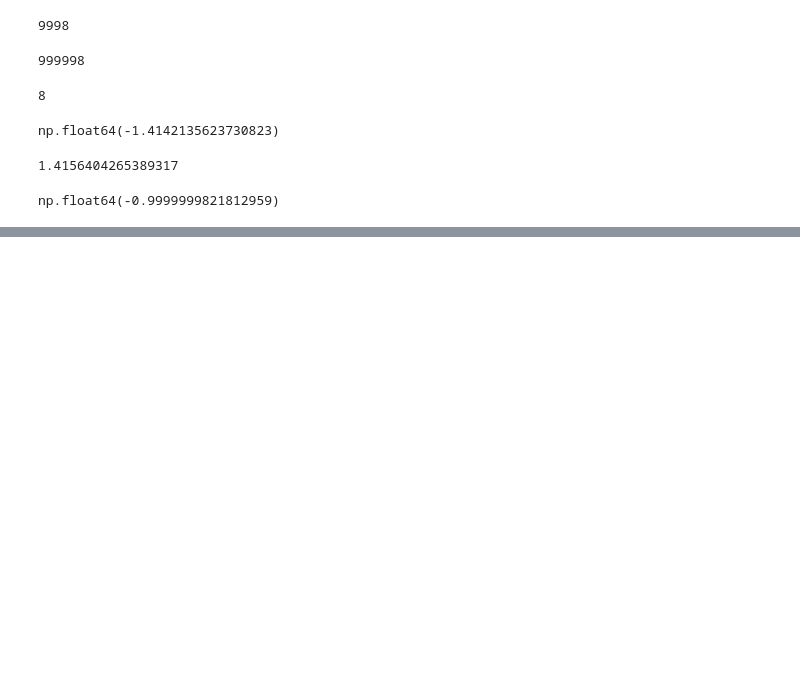
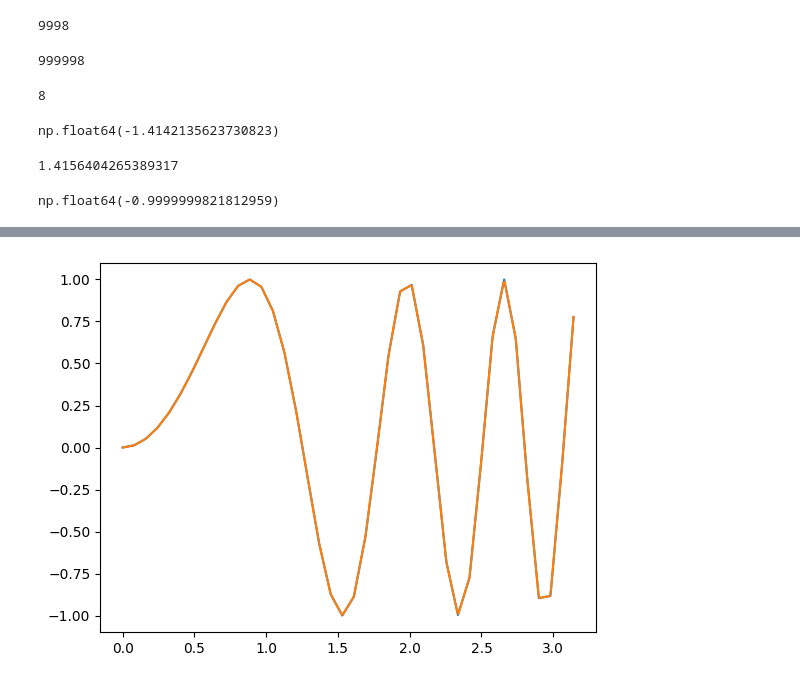
Before and after one commit to parkergeorge30/Phys41, a Jupyter notebook: SciPy.ipynb, the cells around one changed output, grey strips where cells are left out. Drawn from its saved outputs; the diff is of its cells as text; code cells hidden in the pictures; blank space fills up the shorter version.

```diff
--- a/SciPy.ipynb
+++ b/SciPy.ipynb
@@ -60,0 +73,10 @@ np.float64(-0.9999999821812959)
+# %%
+f_try = interpolate.interp1d(xI, yI)
+# %%
+x_fine=np.linspace(0,np.pi,400)
+
+plt.plot(xI,yI)
+plt.plot(x_fine,f_try(x_fine))
+plt.show()
+# %% [output]
+[figure, added]
```
Also changed, not shown: parts of 15 cells of this notebook.
